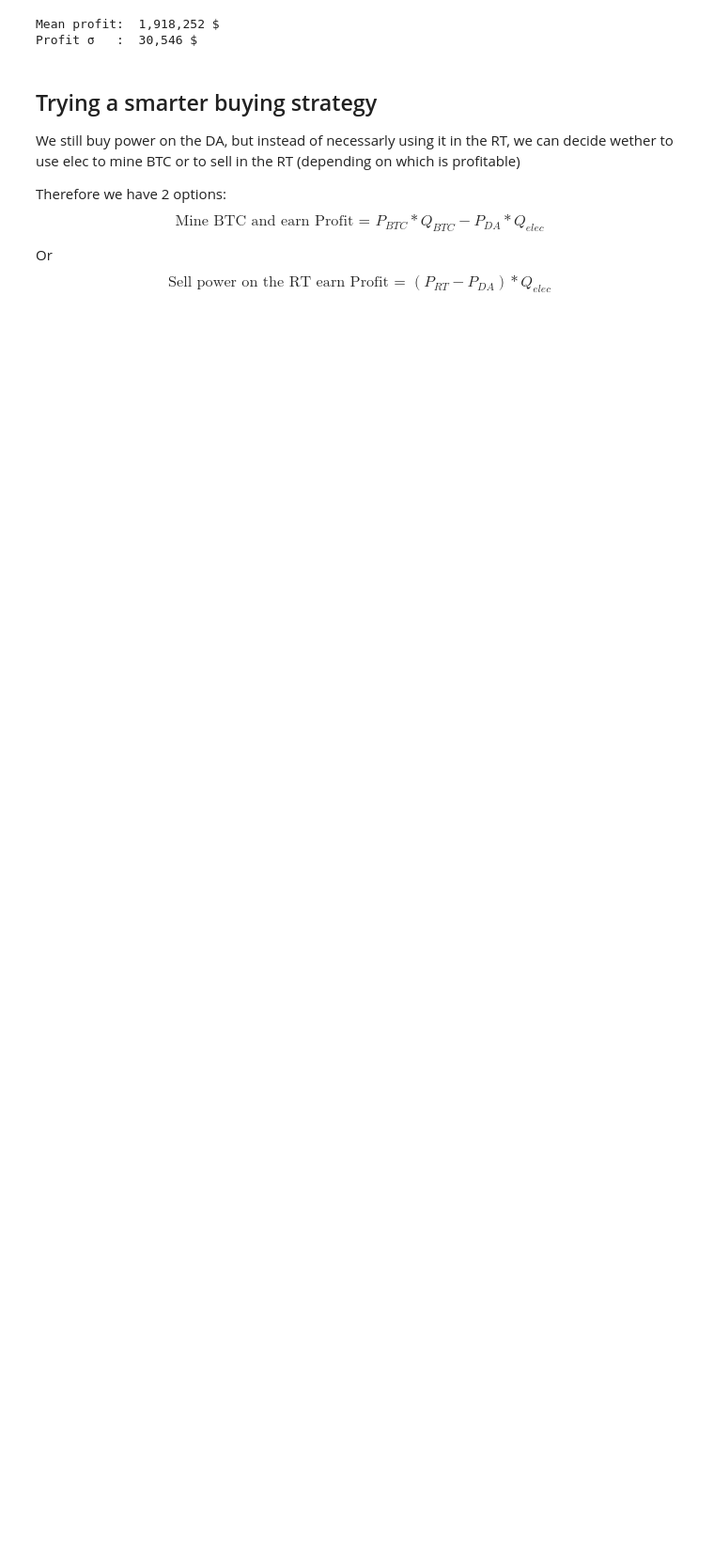
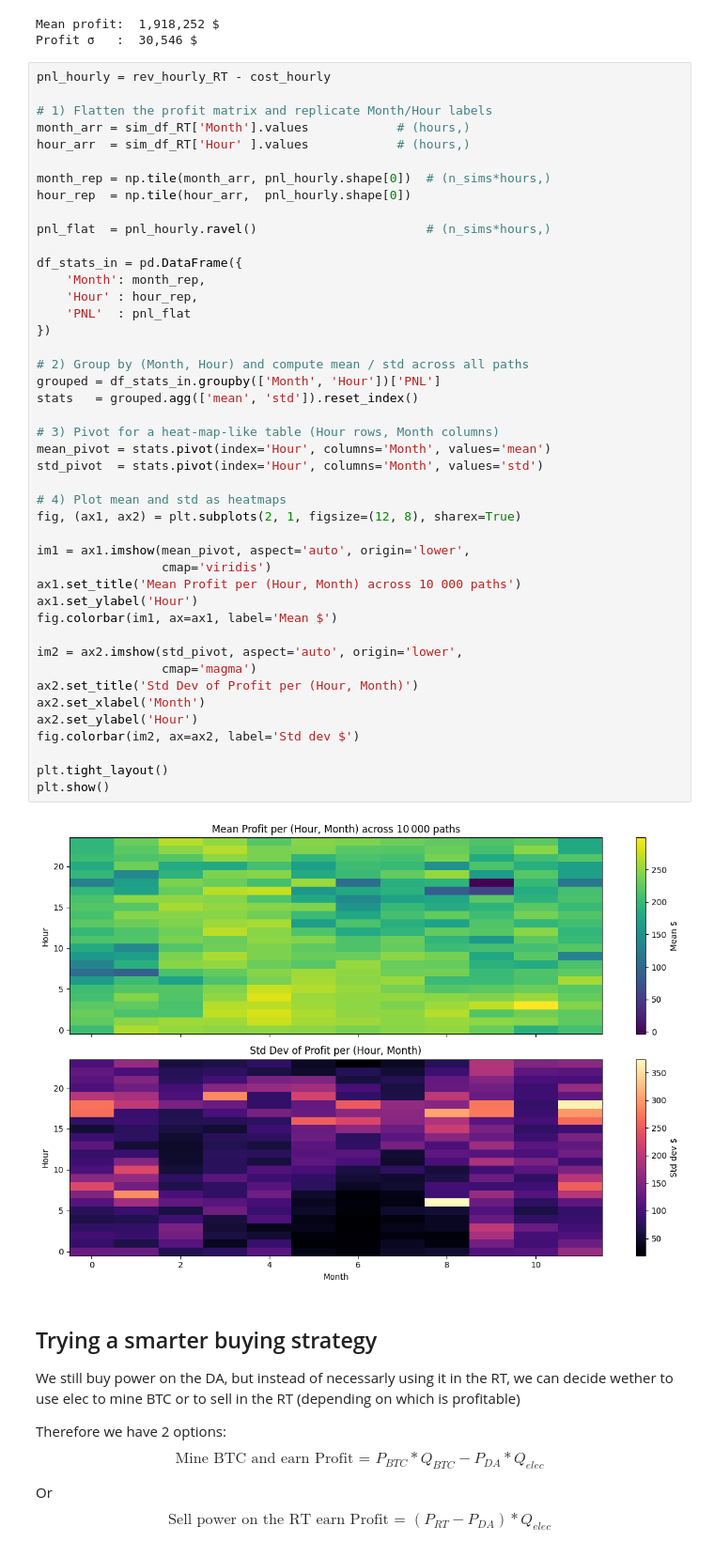
Before and after one commit to sxcben/Financing_Grid_final_project, a Jupyter notebook: code/Benjamin_test.ipynb, the cells around one changed output. Shown at 94% size. Saved outputs shown, nothing was run; the diff lists cells and outputs as text; blank space fills up the shorter version.

```diff
--- a/code/Benjamin_test.ipynb
+++ b/code/Benjamin_test.ipynb
@@ -492,6 +492,52 @@ print(f"Profit σ   :  {profits_RT.std():,.0f} $")
 # %% [output]
 Mean profit:  1,918,252 $
 Profit σ   :  30,546 $
+# %%
+pnl_hourly = rev_hourly_RT - cost_hourly
+
+# 1) Flatten the profit matrix and replicate Month/Hour labels
+month_arr = sim_df_RT['Month'].values            # (hours,)
+hour_arr  = sim_df_RT['Hour' ].values            # (hours,)
+
+month_rep = np.tile(month_arr, pnl_hourly.shape[0])  # (n_sims*hours,)
+hour_rep  = np.tile(hour_arr,  pnl_hourly.shape[0])
+
+pnl_flat  = pnl_hourly.ravel()                       # (n_sims*hours,)
+
+df_stats_in = pd.DataFrame({
+    'Month': month_rep,
+    'Hour' : hour_rep,
+    'PNL'  : pnl_flat
+})
+
+# 2) Group by (Month, Hour) and compute mean / std across all paths
+grouped = df_stats_in.groupby(['Month', 'Hour'])['PNL']
+stats   = grouped.agg(['mean', 'std']).reset_index()
+
+# 3) Pivot for a heat‑map‑like table (Hour rows, Month columns)
+mean_pivot = stats.pivot(index='Hour', columns='Month', values='mean')
+std_pivot  = stats.pivot(index='Hour', columns='Month', values='std')
+
+# 4) Plot mean and std as heatmaps
+fig, (ax1, ax2) = plt.subplots(2, 1, figsize=(12, 8), sharex=True)
+
+im1 = ax1.imshow(mean_pivot, aspect='auto', origin='lower',
+                 cmap='viridis')
+ax1.set_title('Mean Profit per (Hour, Month) across 10 000 paths')
+ax1.set_ylabel('Hour')
+fig.colorbar(im1, ax=ax1, label='Mean $')
+
+im2 = ax2.imshow(std_pivot, aspect='auto', origin='lower',
+                 cmap='magma')
+ax2.set_title('Std Dev of Profit per (Hour, Month)')
+ax2.set_xlabel('Month')
+ax2.set_ylabel('Hour')
+fig.colorbar(im2, ax=ax2, label='Std dev $')
+
+plt.tight_layout()
+plt.show()
+# %% [output]
+[figure, added]
 # %% [markdown]
 ## Trying a smarter buying strategy
 
```
Also changed, not shown: parts of 2 cells of this notebook.
